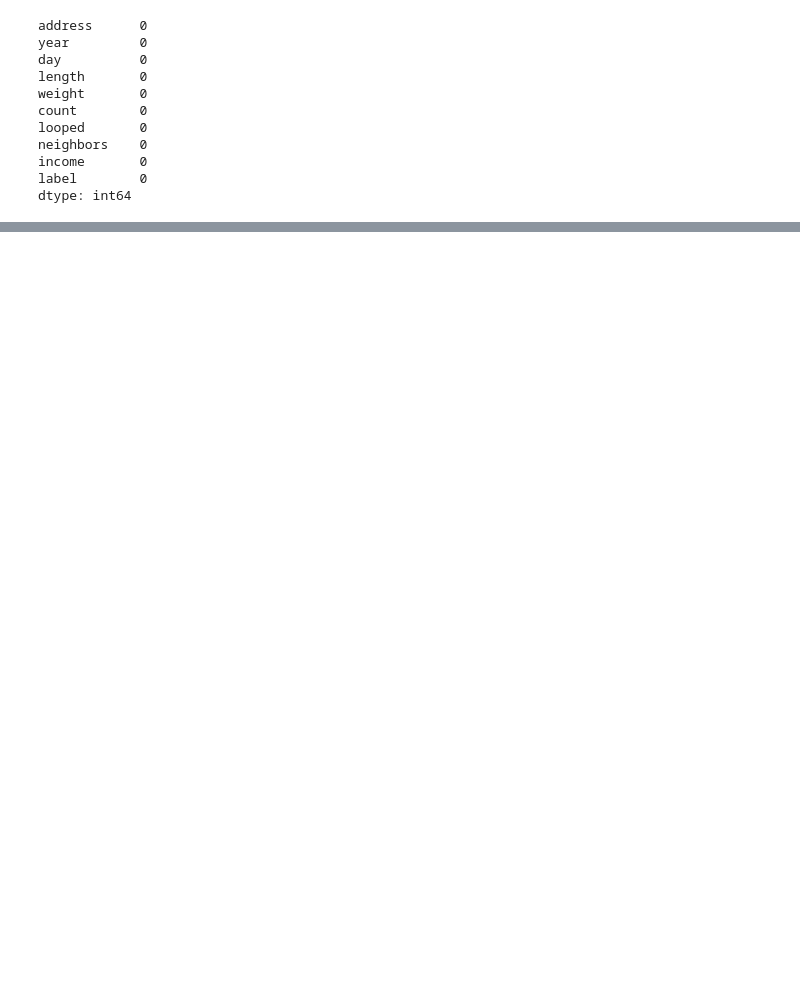
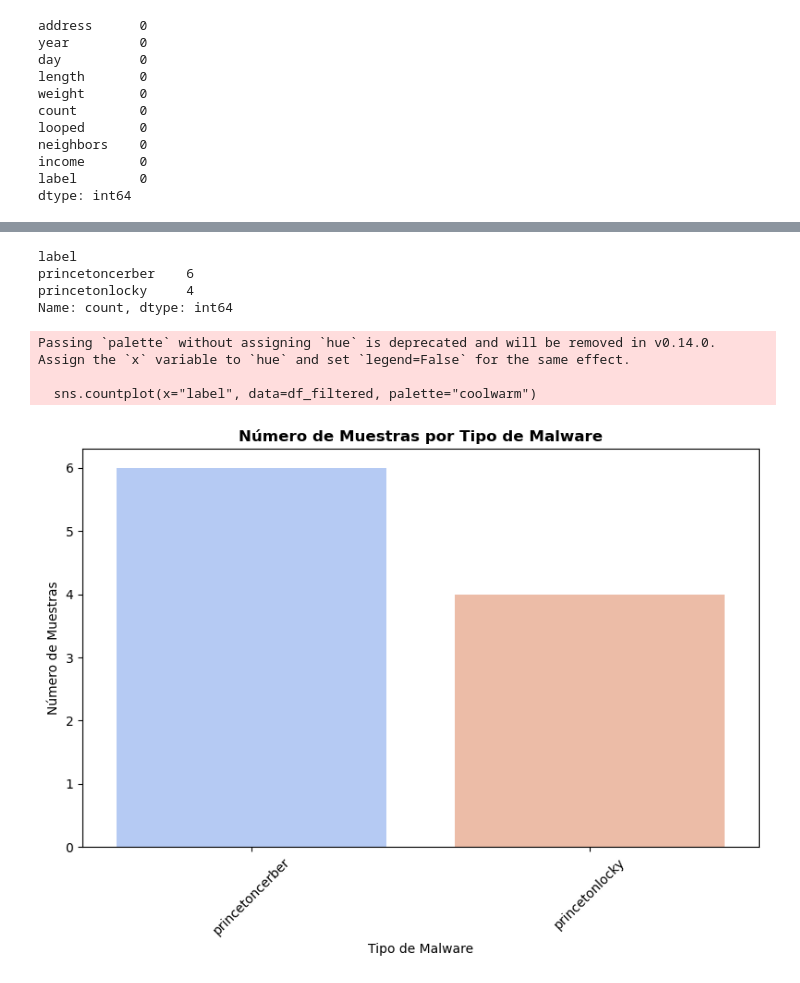
Before and after one commit to blackground-1/Practica3_GR_6, a Jupyter notebook: Ejercicio.ipynb, the cells around one changed output, grey strips where cells are left out. Drawn from its saved outputs; the diff is of its cells as text; code cells hidden in the pictures; blank space fills up the shorter version.

```diff
--- a/Ejercicio.ipynb
+++ b/Ejercicio.ipynb
@@ -163,0 +42,31 @@ Passing `palette` without assigning `hue` is deprecated and will be removed in v
+# %%
+# Eliminar espacios en blanco antes y después de los nombres de malware
+df['label'] = df['label'].str.strip().str.lower()
+
+# Seleccionar solo las primeras 10 filas
+df_first_10 = df.head(10)
+
+# Filtrar solo los dos tipos de malware relevantes: 'princetoncerber' y 'princetonlocky' en las primeras 10 muestras
+df_filtered = df_first_10[df_first_10['label'].isin(['princetoncerber', 'princetonlocky'])]
+
+# Verificar cuántas muestras hay de cada tipo de malware después del filtrado
+print(df_filtered['label'].value_counts())
+
+# 1. Gráfico de barras para el número de muestras por tipo de malware
+plt.figure(figsize=(8, 6))
+sns.countplot(x="label", data=df_filtered, palette="coolwarm")
+plt.title("Número de Muestras por Tipo de Malware", fontsize=12, fontweight="bold")
+plt.xlabel("Tipo de Malware")
+plt.ylabel("Número de Muestras")
+plt.xticks(rotation=45)  # Para mejorar la visualización de las etiquetas
+plt.tight_layout()
+plt.show()
+# %% [output]
+label
+princetoncerber    6
+princetonlocky     4
+Name: count, dtype: int64
+Passing `palette` without assigning `hue` is deprecated and will be removed in v0.14.0. Assign the `x` variable to `hue` and set `legend=False` for the same effect.
+
+  sns.countplot(x="label", data=df_filtered, palette="coolwarm")
+[figure, added]
```
Also changed, not shown: parts of 11 cells of this notebook.
